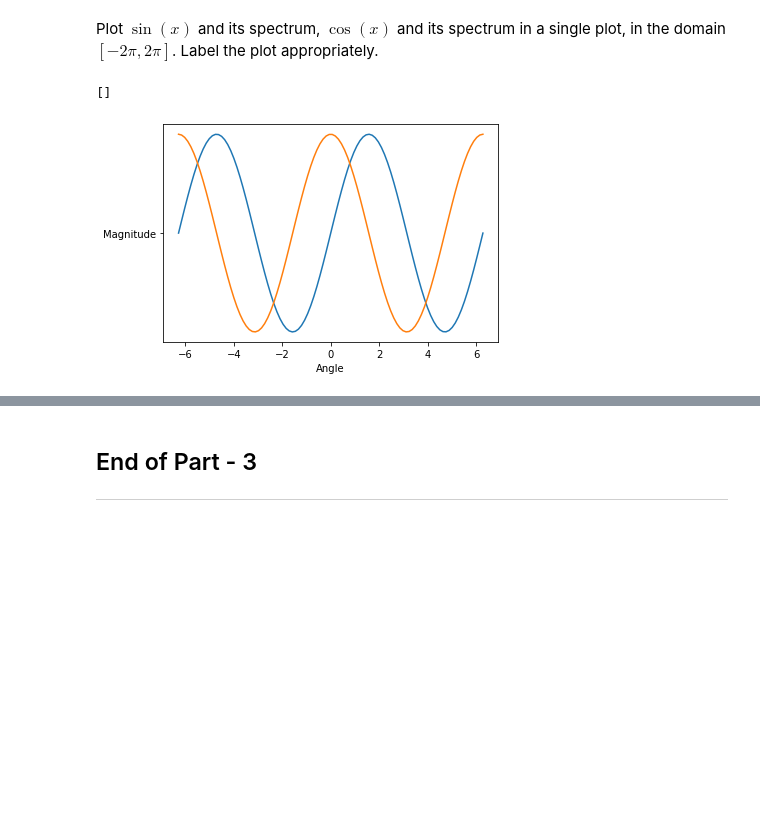
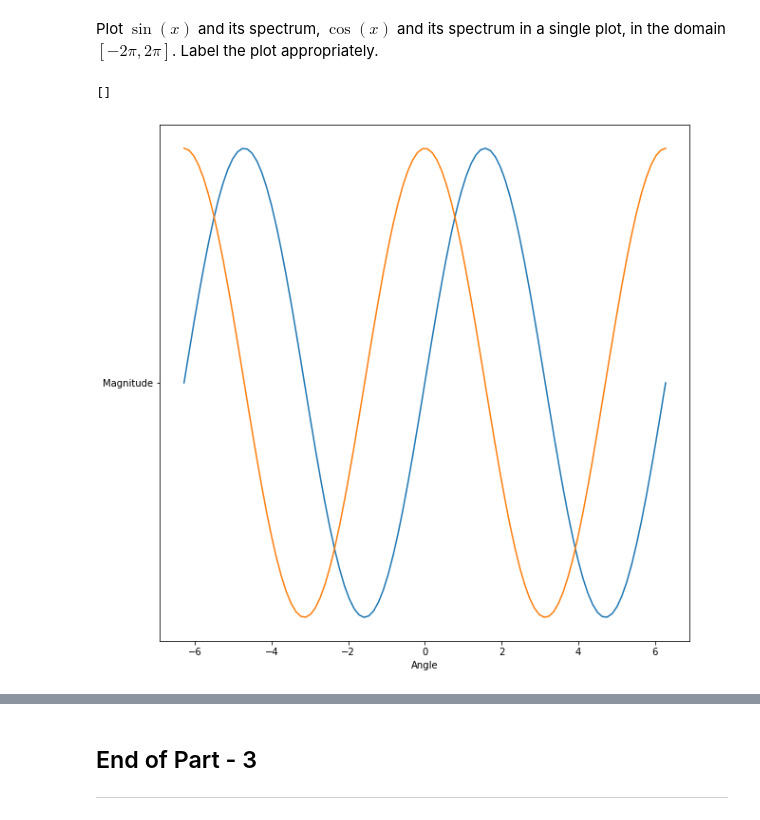
Before and after one commit to mukuakhilesh/SHALA2020, a Jupyter notebook: Assignment_1_DS.ipynb, the cells around one changed output, grey strips where cells are left out. Cells and saved outputs as stored; diff of their text form; code cells hidden in the pictures; blank space fills up the shorter version.

```diff
--- a/Assignment_1_DS.ipynb
+++ b/Assignment_1_DS.ipynb
@@ -384,12 +439,13 @@ plt.show()
 # %% [markdown]
 Plot $\sin(x)$ and its spectrum, $\cos(x)$ and its spectrum in a single plot, in the domain $[-2\pi,2\pi]$. Label the plot appropriately.
 # %%
+plt.figure(figsize=(10,10))
 x = np.linspace(-2*np.pi,2*np.pi,100)
 plt.plot(x,np.sin(x))
 plt.plot(x,np.cos(x))
 plt.xlabel('Angle')
 plt.plot('Magnitude')
 plt.plot()
 # %% [output]
 []
-[figure, old version]
+[figure, new version]
```
Also changed, not shown: parts of 8 cells of this notebook.
